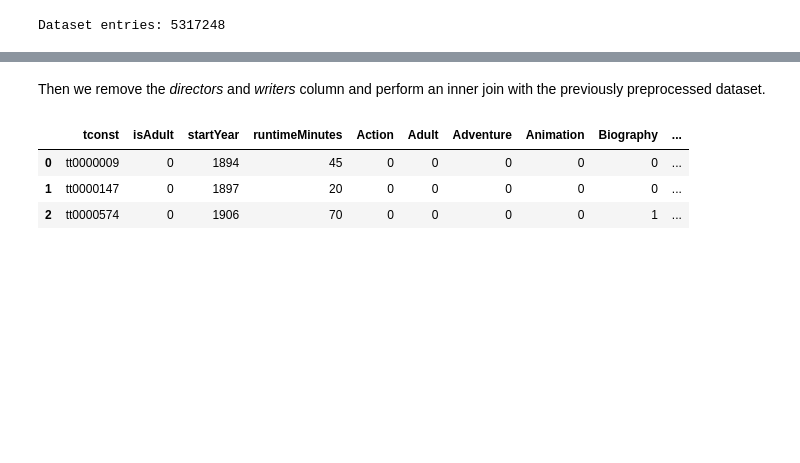
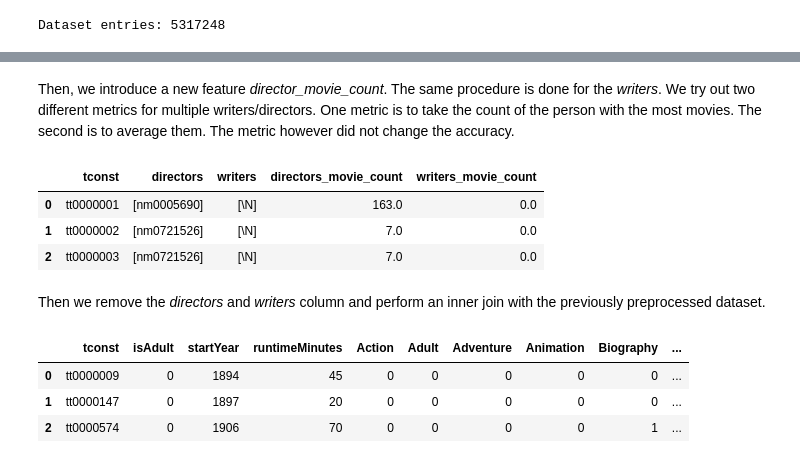
Before and after one commit to 2start/imdb-rating-predictor, a Jupyter notebook: imdb-rating-prediction.ipynb, the cells around one changed output, grey strips where cells are left out. Saved outputs shown, nothing was run; the diff lists cells and outputs as text; code cells hidden in the pictures; blank space fills up the shorter version.

```diff
--- a/imdb-rating-prediction.ipynb
+++ b/imdb-rating-prediction.ipynb
@@ -262,3 +233,44 @@ crew.head(3)
+# %%
+# dirty solution
+def add_identifier_count(identifiers, identifier_count_map):
+    for identifier in identifiers:
+        if identifier in identifier_count_map:
+            identifier_count_map[identifier] = identifier_count_map[identifier] + 1
+        else:
+            identifier_count_map[identifier] = 1
+
+
+director_count = {}
+crew['directors'].apply(lambda director: add_identifier_count(director, director_count));
+director_count.pop('\\N');
+
+writer_count = {}
+crew['writers'].apply(lambda writer: add_identifier_count(writer, writer_count));
+writer_count.pop('\\N');
+# %% [markdown]
+Then, we introduce a new feature *director_movie_count*. The same procedure is done for the *writers*.
+We try out two different metrics for multiple writers/directors. One metric is to take the count of the person with the most movies. The second is to average them. The metric however did not change the accuracy.
+# %%
+# dirty solution
+def identifiers_to_count(identifiers, identifier_count_map):
+    max = 0
+    for identifier in identifiers:
+#       Use max count. I.e. use the amount of movies that the director with the most movies produced.
+#       if identifier_count_map.get(identifier, 0) > max:
+
+#       Use average count of all writers/directors
+#       max = identifier_count_map[identifier]
+        max = max + identifier_count_map.get(identifier,0)
+    return max/len(identifiers)
+
+crew['directors_movie_count'] = crew['directors'].apply(lambda directors: identifiers_to_count(directors, director_count))
+crew['writers_movie_count'] = crew['writers'].apply(lambda writers: identifiers_to_count(writers, writer_count))
+crew.head(3)
+# %% [output]
+|  | tconst | directors | writers | directors_movie_count | writers_movie_count |
+| 0 | tt0000001 | [nm0005690] | [\N] | 163.0 | 0.0 |
+| 1 | tt0000002 | [nm0721526] | [\N] | 7.0 | 0.0 |
+| 2 | tt0000003 | [nm0721526] | [\N] | 7.0 | 0.0 |
 # %% [markdown]
 Then we remove the *directors* and *writers* column and perform an inner join with the previously preprocessed dataset.
 # %%
```
Also changed, not shown: parts of 36 cells of this notebook.
